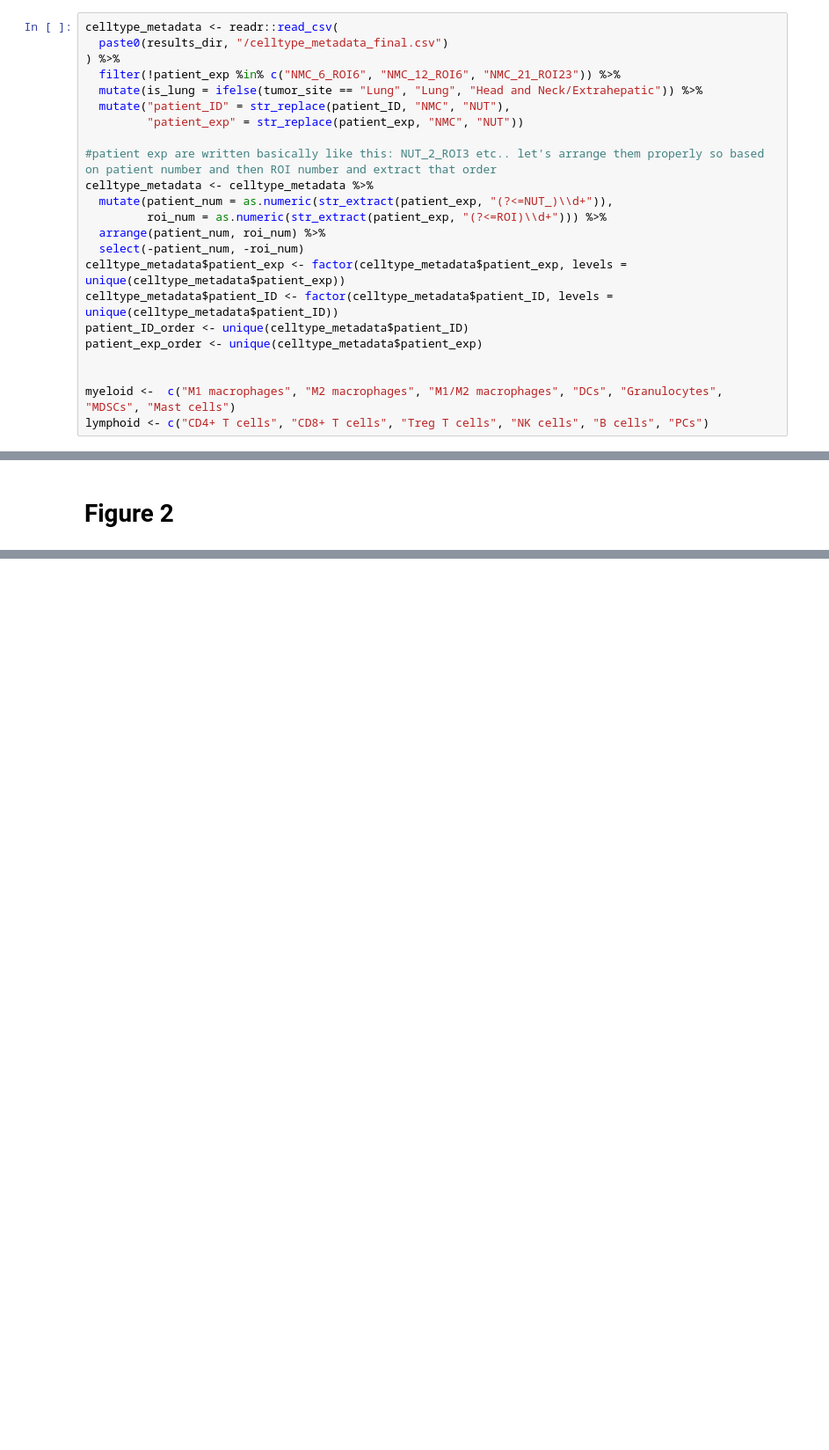
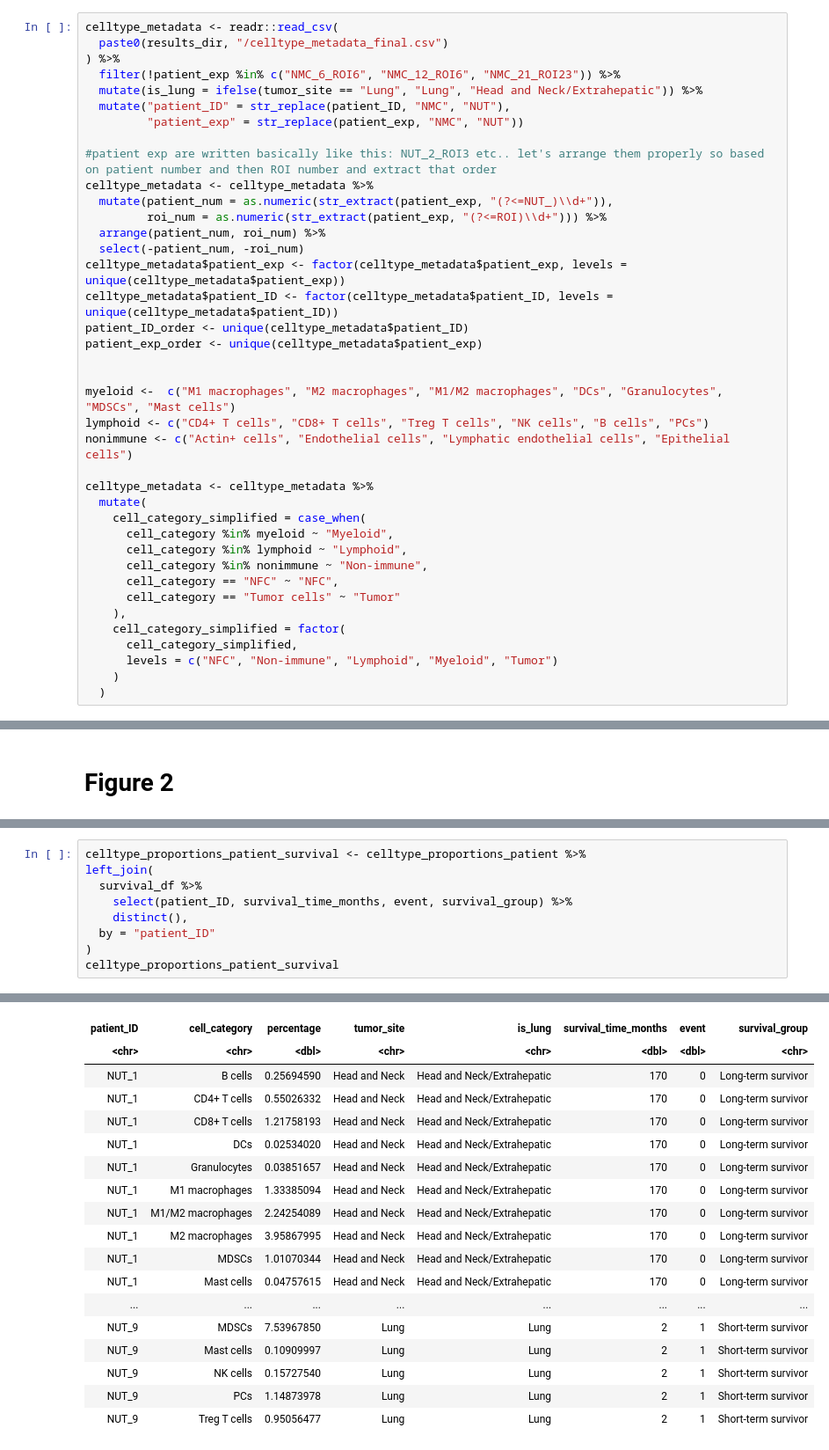
Before and after one commit to SchapiroLabor/NUT_spatial, a Jupyter notebook: figures/supplementary_R.ipynb, the cells around one changed output, grey strips where cells are left out. Shown at 88% size. Cells and saved outputs as stored; diff of their text form; blank space fills up the shorter version.

```diff
--- a/figures/supplementary_R.ipynb
+++ b/figures/supplementary_R.ipynb
@@ -115,6 +125,22 @@ patient_exp_order <- unique(celltype_metadata$patient_exp)
 
 myeloid <-  c("M1 macrophages", "M2 macrophages", "M1/M2 macrophages", "DCs", "Granulocytes", "MDSCs", "Mast cells")
 lymphoid <- c("CD4+ T cells", "CD8+ T cells", "Treg T cells", "NK cells", "B cells", "PCs")
+nonimmune <- c("Actin+ cells", "Endothelial cells", "Lymphatic endothelial cells", "Epithelial cells")
+
+celltype_metadata <- celltype_metadata %>%
+  mutate(
+    cell_category_simplified = case_when(
+      cell_category %in% myeloid ~ "Myeloid",
+      cell_category %in% lymphoid ~ "Lymphoid",
+      cell_category %in% nonimmune ~ "Non-immune",
+      cell_category == "NFC" ~ "NFC",
+      cell_category == "Tumor cells" ~ "Tumor"
+    ),
+    cell_category_simplified = factor(
+      cell_category_simplified,
+      levels = c("NFC", "Non-immune", "Lymphoid", "Myeloid", "Tumor")
+    )
+  )
 # %% [output]
 Rows: 578608 Columns: 16
 ── Column specification ────────────────────────────────────────────────────────
@@ -458,0 +717,10 @@ data's colour values.”
+# %%
+celltype_proportions_patient_survival <- celltype_proportions_patient %>%
+left_join(
+  survival_df %>%
+    select(patient_ID, survival_time_months, event, survival_group) %>%
+    distinct(),
+  by = "patient_ID"
+)
+celltype_proportions_patient_survival
+# %% [output]
@@ -458,0 +728,18 @@ data's colour values.”
+| patient_ID | cell_category | percentage | tumor_site | is_lung | survival_time_months | event | survival_group |
+| <chr> | <chr> | <dbl> | <chr> | <chr> | <dbl> | <dbl> | <chr> |
+| NUT_1 | B cells | 0.25694590 | Head and Neck | Head and Neck/Extrahepatic | 170 | 0 | Long-term survivor |
+| NUT_1 | CD4+ T cells | 0.55026332 | Head and Neck | Head and Neck/Extrahepatic | 170 | 0 | Long-term survivor |
+| NUT_1 | CD8+ T cells | 1.21758193 | Head and Neck | Head and Neck/Extrahepatic | 170 | 0 | Long-term survivor |
+| NUT_1 | DCs | 0.02534020 | Head and Neck | Head and Neck/Extrahepatic | 170 | 0 | Long-term survivor |
+| NUT_1 | Granulocytes | 0.03851657 | Head and Neck | Head and Neck/Extrahepatic | 170 | 0 | Long-term survivor |
+| NUT_1 | M1 macrophages | 1.33385094 | Head and Neck | Head and Neck/Extrahepatic | 170 | 0 | Long-term survivor |
+| NUT_1 | M1/M2 macrophages | 2.24254089 | Head and Neck | Head and Neck/Extrahepatic | 170 | 0 | Long-term survivor |
+| NUT_1 | M2 macrophages | 3.95867995 | Head and Neck | Head and Neck/Extrahepatic | 170 | 0 | Long-term survivor |
+| NUT_1 | MDSCs | 1.01070344 | Head and Neck | Head and Neck/Extrahepatic | 170 | 0 | Long-term survivor |
+| NUT_1 | Mast cells | 0.04757615 | Head and Neck | Head and Neck/Extrahepatic | 170 | 0 | Long-term survivor |
+| ... | ... | ... | ... | ... | ... | ... | ... |
+| NUT_9 | MDSCs | 7.53967850 | Lung | Lung | 2 | 1 | Short-term survivor |
+| NUT_9 | Mast cells | 0.10909997 | Lung | Lung | 2 | 1 | Short-term survivor |
+| NUT_9 | NK cells | 0.15727540 | Lung | Lung | 2 | 1 | Short-term survivor |
+| NUT_9 | PCs | 1.14873978 | Lung | Lung | 2 | 1 | Short-term survivor |
+| NUT_9 | Treg T cells | 0.95056477 | Lung | Lung | 2 | 1 | Short-term survivor |
```
Also changed, not shown: parts of 26 cells of this notebook.
